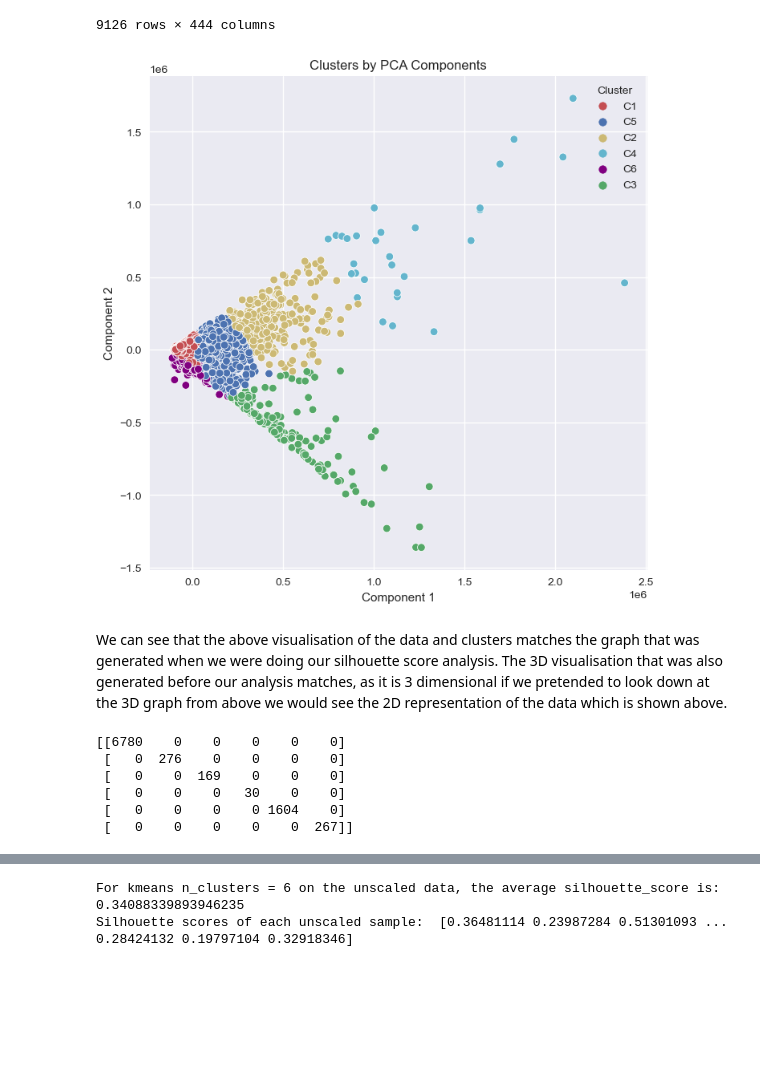
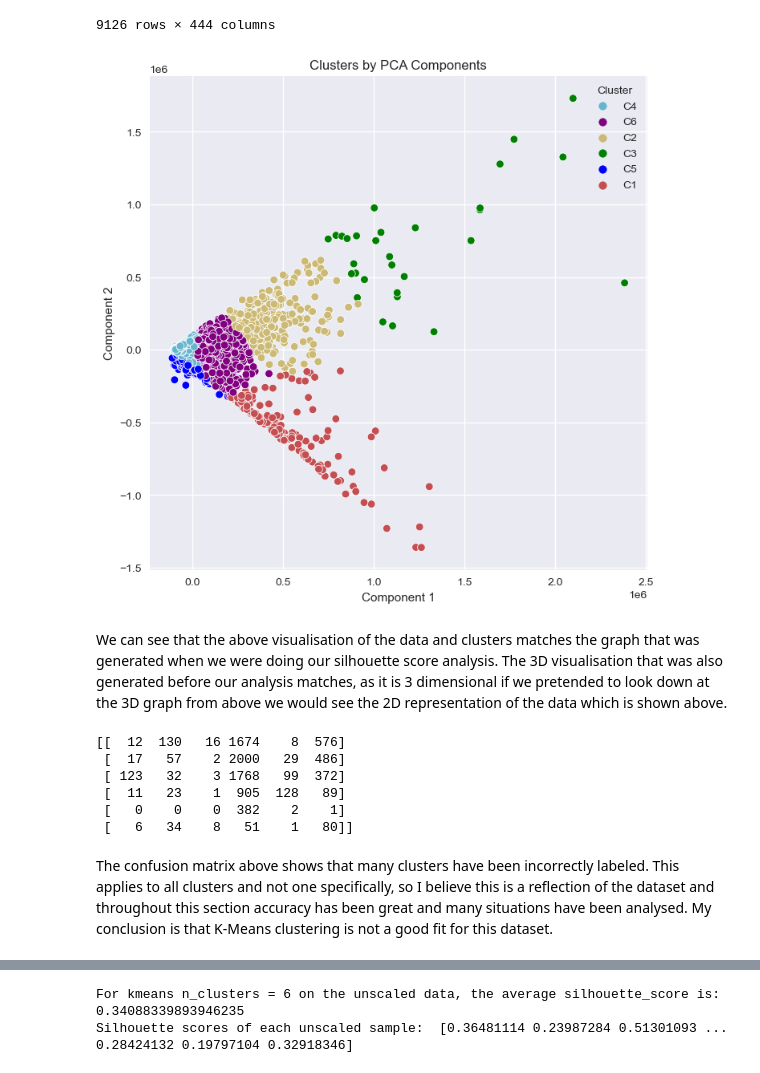
Before and after one commit to Jeff-Mitchell/Machine-Learning-Project, a Jupyter notebook: Machine Learning Project Notebook.ipynb, the cells around one changed output, grey strips where cells are left out. Drawn from its saved outputs; the diff is of its cells as text; code cells hidden in the pictures; blank space fills up the shorter version.

```diff
--- a/Machine Learning Project Notebook.ipynb
+++ b/Machine Learning Project Notebook.ipynb
@@ -425,5 +425,6 @@ The silhouette method suggests that 3 or 4 clusters are ideal for this model, wh
 # %%
 # Calling K-Means with 6 clusters on PCA data
 kmeans_pca = KMeans(n_clusters=6, init='k-means++', random_state=222)
-kmeans_pca.fit(plot_pca)
+kmeans_pca.fit_transform(plot_pca)
+print(plot_pca)
 # %% [output]
@@ -449,42 +456,53 @@ df_pca_kmeans
 | 9124 | 1176.62 | 7189.33 | 512.028 | 933.317 | 479.591 | 860.526 | 445.719 | 236.819 | 316.091 | ... |
 | 9125 | 1021.66 | 3178.65 | 608.662 | 1081.21 | 352.281 | 416.86 | 522.815 | 583.14 | 286.102 | ... |
 9126 rows × 444 columns
-# %%
-# Mapping clusters labels onto kmeans labels
-df_pca_kmeans['Cluster'] = df_pca_kmeans['Cluster K-means PCA'].map({0:'C1',
-                                                                     1:'C2',
-                                                                     2:'C3',
-                                                                     3:'C4',
-                                                                     4:'C5',
-                                                                     5:'C6'})
+# %%
+# Mapping clusters labels onto kmeans labels
+# Numbers are in this order as kmeans assumes that the first cluster labeled is the first cluster in the dataset
+# This is not the case, when comparing the true cluster subgroups C4 is first, so kmeans assigns '0' to 'C4' and so on...
+# To find this order we look at the order in which the subgroups first appear which is C4, C2, C1, C3, C6, C5
+df_pca_kmeans['Cluster'] = df_pca_kmeans['Cluster K-means PCA'].map({5:'C5',
+                                                                     1:'C2',
+                                                                     0:'C4',
+                                                                     2:'C1',
+                                                                     3:'C3',
+                                                                     4:'C6'})
 # %%
 # Visualising identified clusters by components
 x_axis = df_pca_kmeans['Component 1']
 y_axis = df_pca_kmeans['Component 2']
 plt.figure(figsize=(8, 8))
 plt.style.use('seaborn')
 sns.scatterplot(x=x_axis,
                 y=y_axis,
                 hue = df_pca_kmeans['Cluster'],
-                palette = ['r','b','y','c','purple','g'])
+                # Palette colour order also depends on the order of clusters
+                # It has been ordered to match the above map to ensure correct colouring
+                palette = ['c','purple','y','green','blue','r'])
 plt.title('Clusters by PCA Components')
 plt.show()
 # %% [output]
-[figure, old version]
+[figure, new version]
 # %% [markdown]
 We can see that the above visualisation of the data and clusters matches the graph that was generated when we were doing our silhouette score analysis. The 3D visualisation that was also generated before our analysis matches, as it is 3 dimensional if we pretended to look down at the 3D graph from above we would see the 2D representation of the data which is shown above.
-# %%
-# Confusion matrix for K_eans
-# As expected all samples were correctly classified
-# since no actual prediction or testing is happening
-print(confusion_matrix(df_pca_kmeans['Cluster K-means PCA'], kmeans_pca.labels_))
-# %% [output]
-[[6780    0    0    0    0    0]
- [   0  276    0    0    0    0]
- [   0    0  169    0    0    0]
- [   0    0    0   30    0    0]
- [   0    0    0    0 1604    0]
- [   0    0    0    0    0  267]]
+# %%
+# Confusion matrix for K_Means with 6 clusters
+predicted_labels = df_pca_kmeans['Cluster']
+# Printing predicted labels
+# print(predicted_labels.to_numpy())
+# Printing true labels
+# print(last_n_column.to_numpy().flatten())
+# Plot confusion matrix
+print(confusion_matrix(last_n_column.to_numpy().flatten(), predicted_labels.to_numpy()))
+# %% [output]
+[[  12  130   16 1674    8  576]
+ [  17   57    2 2000   29  486]
+ [ 123   32    3 1768   99  372]
+ [  11   23    1  905  128   89]
+ [   0    0    0  382    2    1]
+ [   6   34    8   51    1   80]]
+# %% [markdown]
+The confusion matrix above shows that many clusters have been incorrectly labeled. This applies to all clusters and not one specifically, so I believe this is a reflection of the dataset and throughout this section accuracy has been great and many situations have been analysed. My conclusion is that K-Means clustering is not a good fit for this dataset.
 # %%
 # The silhouette_score gives the average value for all the samples
 # This give a perspective into the density and separation of the formed clusters
```
Also changed, not shown: parts of 20 cells of this notebook.
